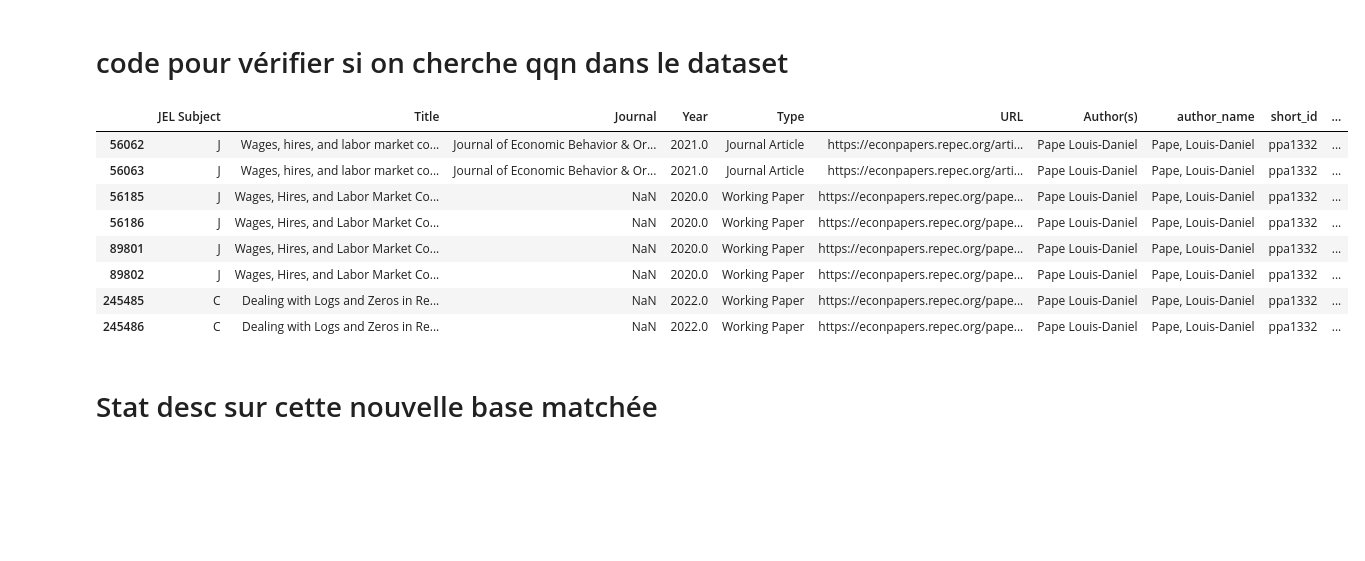
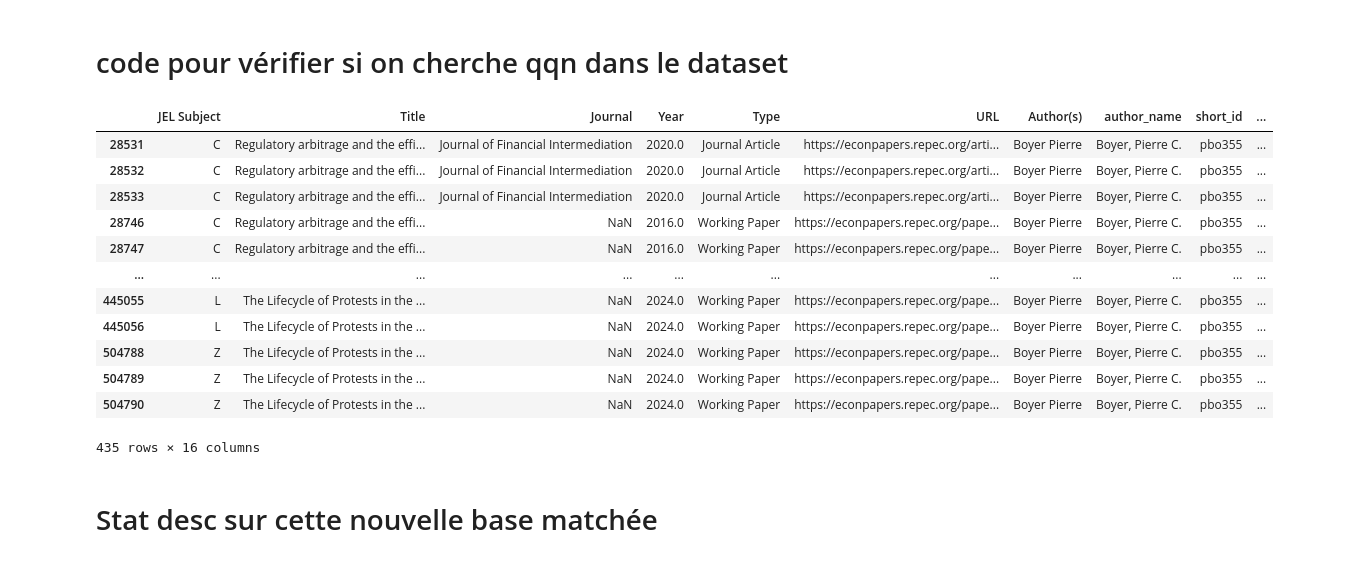
Before and after one commit to celinamadaschi/Telecom-DataAnalysis_Economics, a Jupyter notebook: isaure merge.ipynb, the cells around one changed output. Cells and saved outputs as stored; diff of their text form; code cells hidden in the pictures; blank space fills up the shorter version.

```diff
--- a/isaure merge.ipynb
+++ b/isaure merge.ipynb
@@ -320,5 +324,5 @@ JEL_matched_final
 # %%
-JEL_machted_final_clean = JEL_matched_final.drop(columns=["Affiliations","author_key_jel","author_key","tokens_jel","author_key_inst","author_std_jel", "tokens_inst",])
+JEL_machted_final_clean = JEL_matched_final.drop(columns=["Affiliations","Unnamed: 0.1", "Unnamed: 0","lettre", "author_key_jel","author_key","tokens_jel","author_key_inst","author_std_jel", "tokens_inst",])
 # %%
 JEL_machted_final_clean
 # %% [output]
@@ -347,21 +351,25 @@ len(JEL_machted_final_clean)
 # code pour vérifier si on cherche qqn dans le dataset
 # %%
 mask = (
-    JEL_machted_final_clean["author_name"].str.contains("pape", case=False, na=False)
-    & JEL_machted_final_clean["author_name"].str.contains("louis", case=False, na=False)
+    JEL_machted_final_clean["author_name"].str.contains("boyer", case=False, na=False)
+    & JEL_machted_final_clean["author_name"].str.contains("pierre", case=False, na=False)
 )
 
 JEL_machted_final_clean[mask]
 # %% [output]
 |  | JEL Subject | Title | Journal | Year | Type | URL | Author(s) | author_name | short_id | ... |
-| 56062 | J | Wages, hires, and labor market co... | Journal of Economic Behavior & Or... | 2021.0 | Journal Article | https://econpapers.repec.org/arti... | Pape Louis-Daniel | Pape, Louis-Daniel | ppa1332 | ... |
-| 56063 | J | Wages, hires, and labor market co... | Journal of Economic Behavior & Or... | 2021.0 | Journal Article | https://econpapers.repec.org/arti... | Pape Louis-Daniel | Pape, Louis-Daniel | ppa1332 | ... |
-| 56185 | J | Wages, Hires, and Labor Market Co... | NaN | 2020.0 | Working Paper | https://econpapers.repec.org/pape... | Pape Louis-Daniel | Pape, Louis-Daniel | ppa1332 | ... |
-| 56186 | J | Wages, Hires, and Labor Market Co... | NaN | 2020.0 | Working Paper | https://econpapers.repec.org/pape... | Pape Louis-Daniel | Pape, Louis-Daniel | ppa1332 | ... |
-| 89801 | J | Wages, Hires, and Labor Market Co... | NaN | 2020.0 | Working Paper | https://econpapers.repec.org/pape... | Pape Louis-Daniel | Pape, Louis-Daniel | ppa1332 | ... |
-| 89802 | J | Wages, Hires, and Labor Market Co... | NaN | 2020.0 | Working Paper | https://econpapers.repec.org/pape... | Pape Louis-Daniel | Pape, Louis-Daniel | ppa1332 | ... |
-| 245485 | C | Dealing with Logs and Zeros in Re... | NaN | 2022.0 | Working Paper | https://econpapers.repec.org/pape... | Pape Louis-Daniel | Pape, Louis-Daniel | ppa1332 | ... |
-| 245486 | C | Dealing with Logs and Zeros in Re... | NaN | 2022.0 | Working Paper | https://econpapers.repec.org/pape... | Pape Louis-Daniel | Pape, Louis-Daniel | ppa1332 | ... |
+| 28531 | C | Regulatory arbitrage and the effi... | Journal of Financial Intermediation | 2020.0 | Journal Article | https://econpapers.repec.org/arti... | Boyer Pierre | Boyer, Pierre C. | pbo355 | ... |
+| 28532 | C | Regulatory arbitrage and the effi... | Journal of Financial Intermediation | 2020.0 | Journal Article | https://econpapers.repec.org/arti... | Boyer Pierre | Boyer, Pierre C. | pbo355 | ... |
+| 28533 | C | Regulatory arbitrage and the effi... | Journal of Financial Intermediation | 2020.0 | Journal Article | https://econpapers.repec.org/arti... | Boyer Pierre | Boyer, Pierre C. | pbo355 | ... |
+| 28746 | C | Regulatory arbitrage and the effi... | NaN | 2016.0 | Working Paper | https://econpapers.repec.org/pape... | Boyer Pierre | Boyer, Pierre C. | pbo355 | ... |
+| 28747 | C | Regulatory arbitrage and the effi... | NaN | 2016.0 | Working Paper | https://econpapers.repec.org/pape... | Boyer Pierre | Boyer, Pierre C. | pbo355 | ... |
+| ... | ... | ... | ... | ... | ... | ... | ... | ... | ... | ... |
+| 445055 | L | The Lifecycle of Protests in the ... | NaN | 2024.0 | Working Paper | https://econpapers.repec.org/pape... | Boyer Pierre | Boyer, Pierre C. | pbo355 | ... |
+| 445056 | L | The Lifecycle of Protests in the ... | NaN | 2024.0 | Working Paper | https://econpapers.repec.org/pape... | Boyer Pierre | Boyer, Pierre C. | pbo355 | ... |
+| 504788 | Z | The Lifecycle of Protests in the ... | NaN | 2024.0 | Working Paper | https://econpapers.repec.org/pape... | Boyer Pierre | Boyer, Pierre C. | pbo355 | ... |
+| 504789 | Z | The Lifecycle of Protests in the ... | NaN | 2024.0 | Working Paper | https://econpapers.repec.org/pape... | Boyer Pierre | Boyer, Pierre C. | pbo355 | ... |
+| 504790 | Z | The Lifecycle of Protests in the ... | NaN | 2024.0 | Working Paper | https://econpapers.repec.org/pape... | Boyer Pierre | Boyer, Pierre C. | pbo355 | ... |
+435 rows × 16 columns
 # %% [markdown]
 # Stat desc sur cette nouvelle base matchée
 # %%
```
Also changed, not shown: parts of 20 cells of this notebook.
